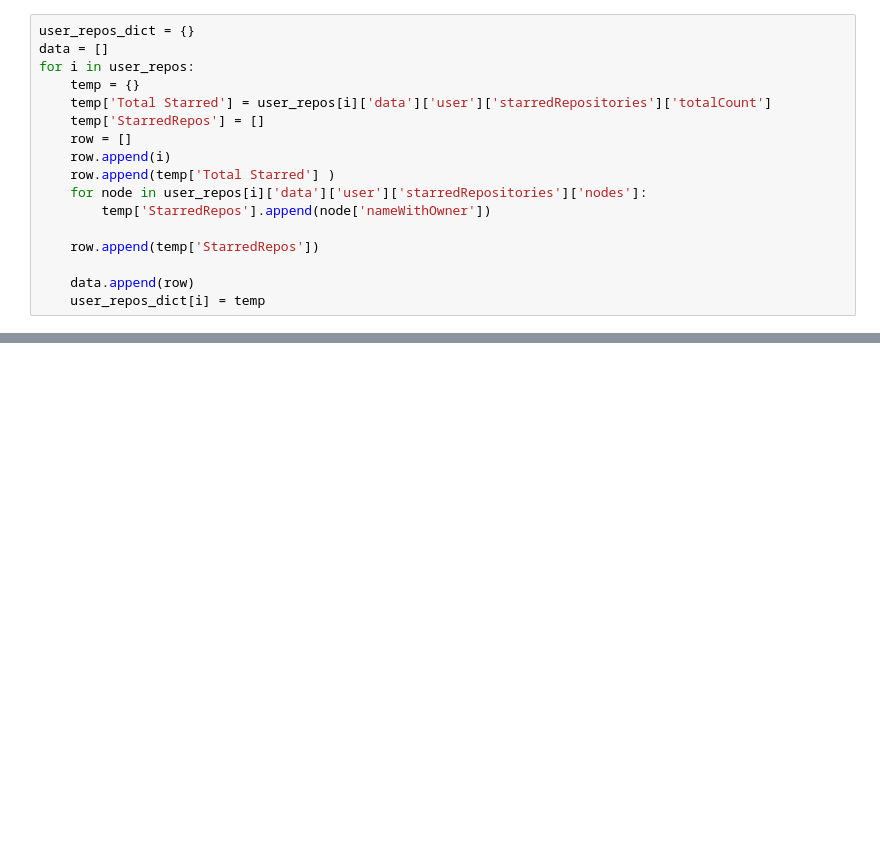
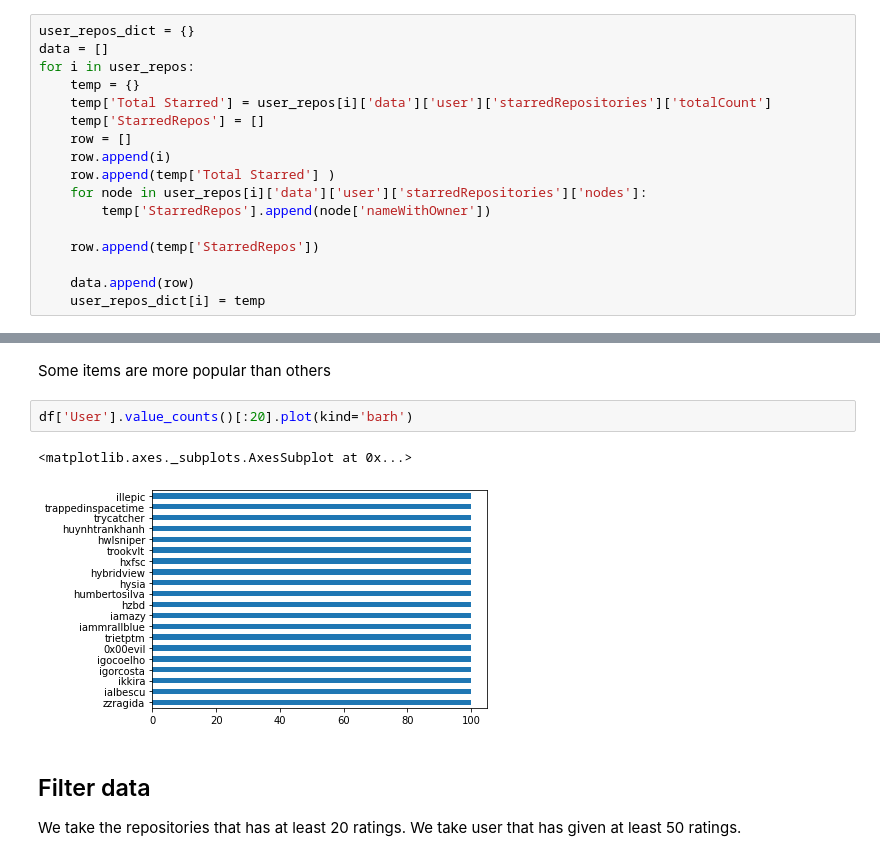
Before and after one commit to s3965610/COSC2671-A2, a Jupyter notebook: Github-recommender-system.ipynb, the cells around one changed output, grey strips where cells are left out. Saved outputs shown, nothing was run; the diff lists cells and outputs as text; blank space fills up the shorter version.

```diff
--- a/Github-recommender-system.ipynb
+++ b/Github-recommender-system.ipynb
@@ -113,0 +64,11 @@ test
+# %% [markdown]
+Some items are more popular than others
+# %%
+df['User'].value_counts()[:20].plot(kind='barh')
+# %% [output]
+<matplotlib.axes._subplots.AxesSubplot at 0x...>
+[figure, added]
+# %% [markdown]
+## Filter data
+We take the repositories that has at least 20 ratings.
+We take user that has given at least 50 ratings.
```
Also changed, not shown: parts of 28 cells of this notebook.
